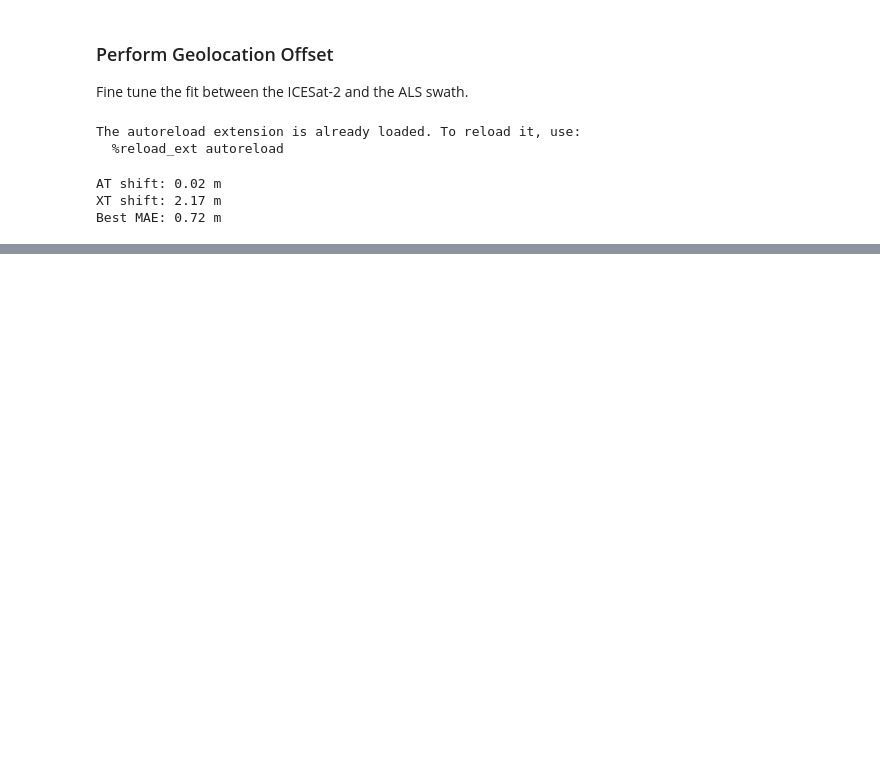
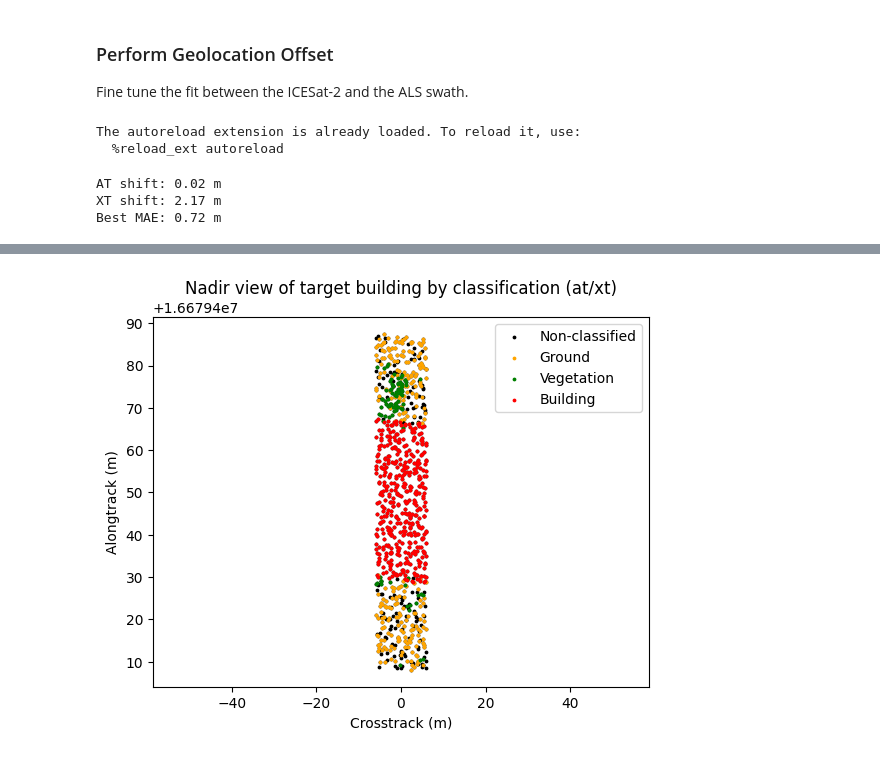
Before and after one commit to ejguenther/icesat2_topobathy, a Jupyter notebook: footprint_analysis.ipynb, the cells around one changed output, grey strips where cells are left out. Cells and saved outputs as stored; diff of their text form; code cells hidden in the pictures; blank space fills up the shorter version.

```diff
--- a/footprint_analysis.ipynb
+++ b/footprint_analysis.ipynb
@@ -136,0 +281,15 @@ Best MAE: 0.72 m
+# %%
+cmap = plt.get_cmap('viridis')
+# colors = cmap(target_als.h_norm[target_als.classification==6])
+plt.scatter(target_als.crosstrack, target_als.alongtrack,c='k',label='Non-classified',s=3)
+plt.scatter(target_als.crosstrack[target_als.classification==2], target_als.alongtrack[target_als.classification==2],c='orange',s=3,label='Ground')
+plt.scatter(target_als.crosstrack[target_als.classification==3], target_als.alongtrack[target_als.classification==3],c='g',s=3,label='Vegetation')
+plt.scatter(target_als.crosstrack[target_als.classification==6], target_als.alongtrack[target_als.classification==6],c='r',s=3,label='Building')
+plt.legend()
+plt.title('Nadir view of target building by classification (at/xt)')
+plt.xlabel('Crosstrack (m)')
+plt.ylabel('Alongtrack (m)')
+plt.axis('equal')
+plt.show()
+# %% [output]
+[figure, added]
```
Also changed, not shown: parts of 25 cells of this notebook, 5 other files.
